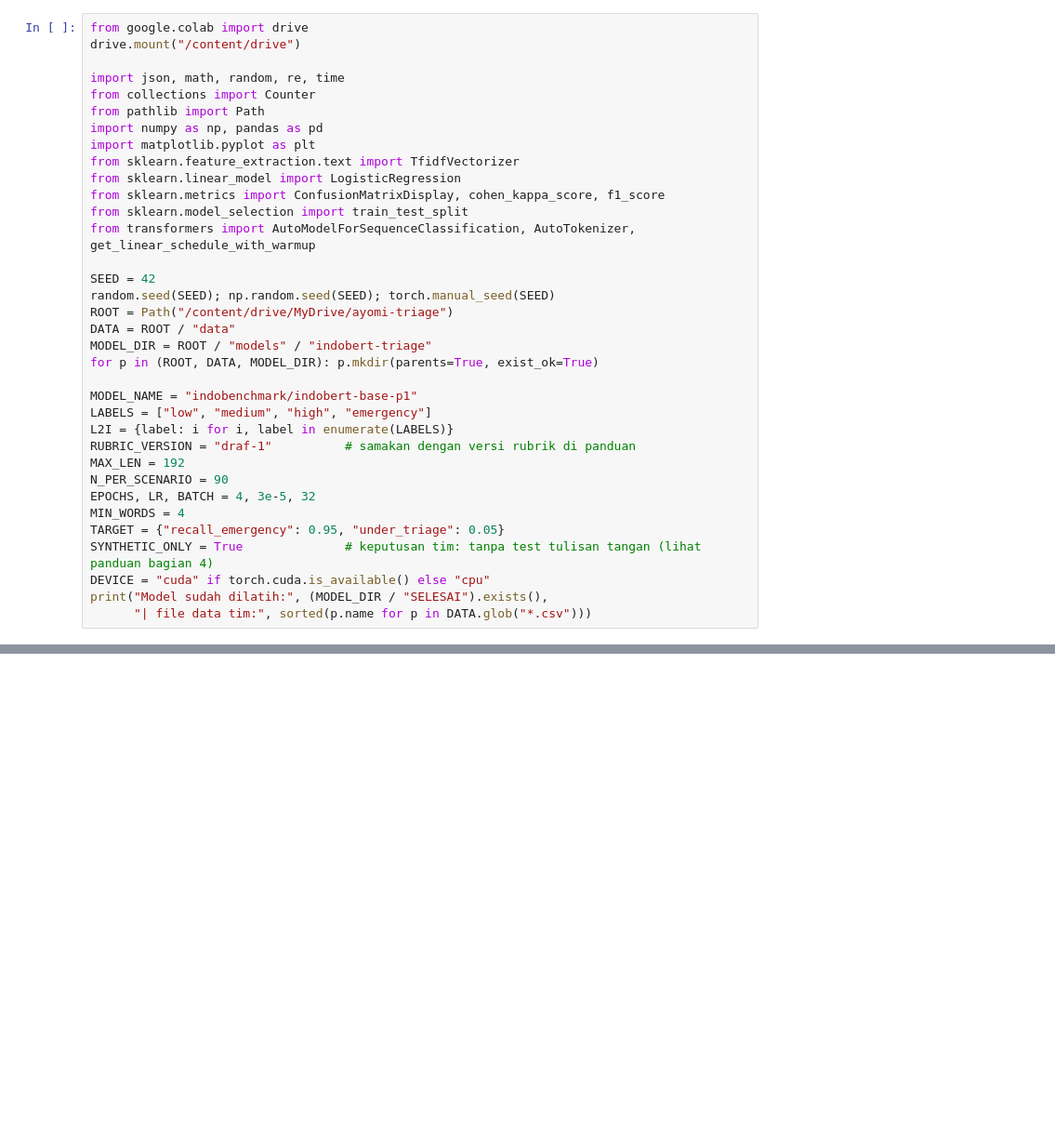
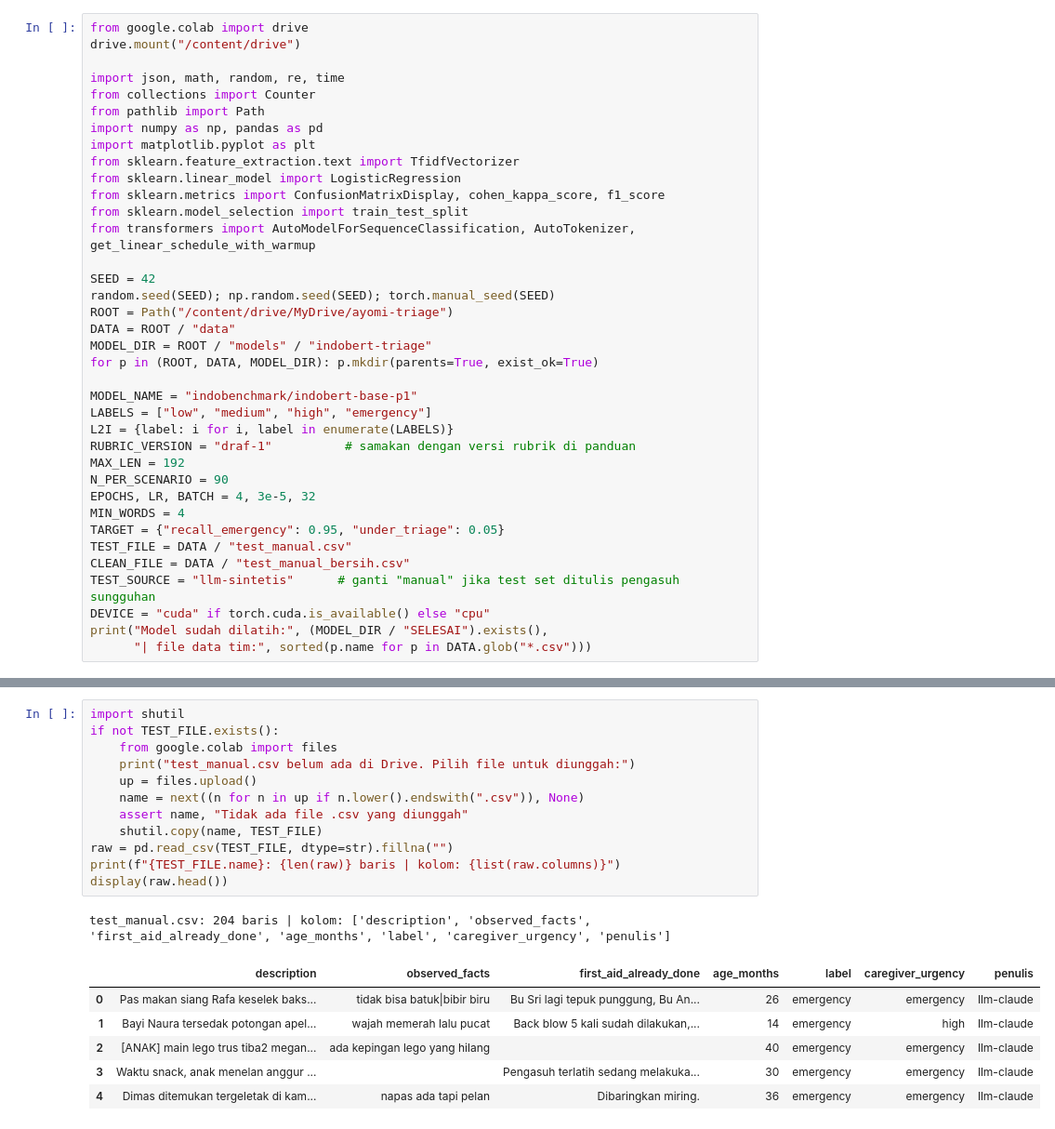
Before and after one commit to blacurly/cut-meutia, a Jupyter notebook: docs/incident-triage-indobert.ipynb, the cells around one changed output, grey strips where cells are left out. Shown at 93% size. Cells and saved outputs as stored; diff of their text form; blank space fills up the shorter version.

```diff
--- a/docs/incident-triage-indobert.ipynb
+++ b/docs/incident-triage-indobert.ipynb
@@ -100,7 +97,9 @@ N_PER_SCENARIO = 90
 EPOCHS, LR, BATCH = 4, 3e-5, 32
 MIN_WORDS = 4
 TARGET = {"recall_emergency": 0.95, "under_triage": 0.05}
-SYNTHETIC_ONLY = True              # keputusan tim: tanpa test tulisan tangan (lihat panduan bagian 4)
+TEST_FILE = DATA / "test_manual.csv"
+CLEAN_FILE = DATA / "test_manual_bersih.csv"
+TEST_SOURCE = "llm-sintetis"      # ganti "manual" jika test set ditulis pengasuh sungguhan
 DEVICE = "cuda" if torch.cuda.is_available() else "cpu"
 print("Model sudah dilatih:", (MODEL_DIR / "SELESAI").exists(),
       "| file data tim:", sorted(p.name for p in DATA.glob("*.csv")))
@@ -106,0 +127,20 @@ print("Model sudah dilatih:", (MODEL_DIR / "SELESAI").exists(),
+# %%
+import shutil
+if not TEST_FILE.exists():
+    from google.colab import files
+    print("test_manual.csv belum ada di Drive. Pilih file untuk diunggah:")
+    up = files.upload()
+    name = next((n for n in up if n.lower().endswith(".csv")), None)
+    assert name, "Tidak ada file .csv yang diunggah"
+    shutil.copy(name, TEST_FILE)
+raw = pd.read_csv(TEST_FILE, dtype=str).fillna("")
+print(f"{TEST_FILE.name}: {len(raw)} baris | kolom: {list(raw.columns)}")
+display(raw.head())
+# %% [output]
+test_manual.csv: 204 baris | kolom: ['description', 'observed_facts', 'first_aid_already_done', 'age_months', 'label', 'caregiver_urgency', 'penulis']
+|  | description | observed_facts | first_aid_already_done | age_months | label | caregiver_urgency | penulis |
+| 0 | Pas makan siang Rafa keselek baks... | tidak bisa batuk|bibir biru | Bu Sri lagi tepuk punggung, Bu An... | 26 | emergency | emergency | llm-claude |
+| 1 | Bayi Naura tersedak potongan apel... | wajah memerah lalu pucat | Back blow 5 kali sudah dilakukan,... | 14 | emergency | high | llm-claude |
+| 2 | [ANAK] main lego trus tiba2 megan... | ada kepingan lego yang hilang |  | 40 | emergency | emergency | llm-claude |
+| 3 | Waktu snack, anak menelan anggur ... |  | Pengasuh terlatih sedang melakuka... | 30 | emergency | emergency | llm-claude |
+| 4 | Dimas ditemukan tergeletak di kam... | napas ada tapi pelan | Dibaringkan miring. | 36 | emergency | emergency | llm-claude |
```
Also changed, not shown: parts of 60 cells of this notebook, 16 other files.
